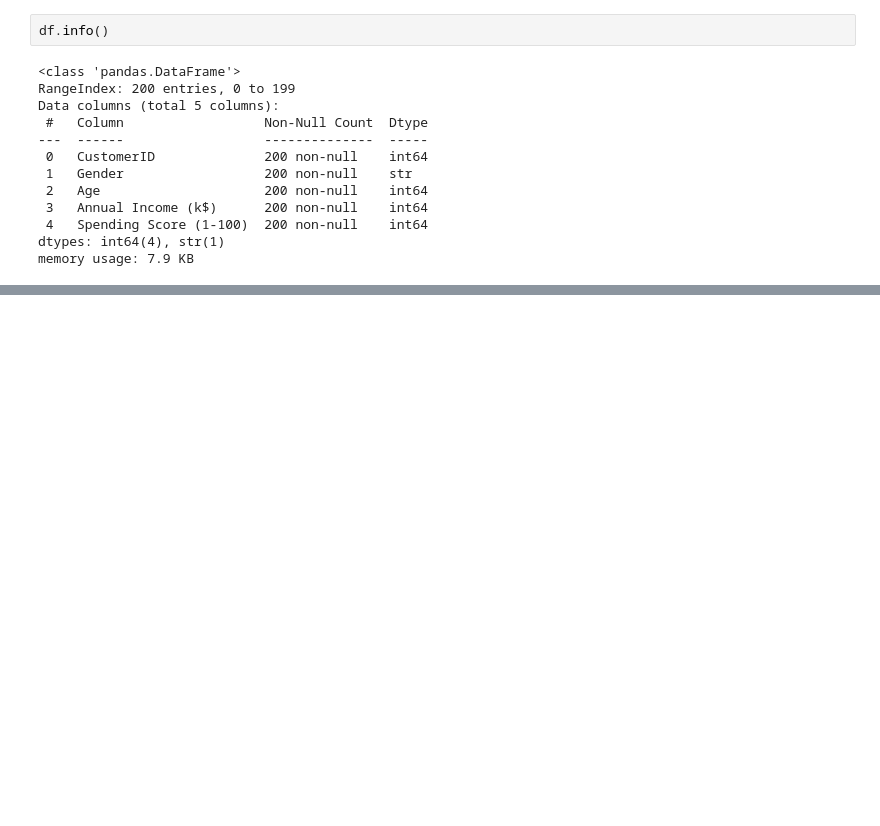
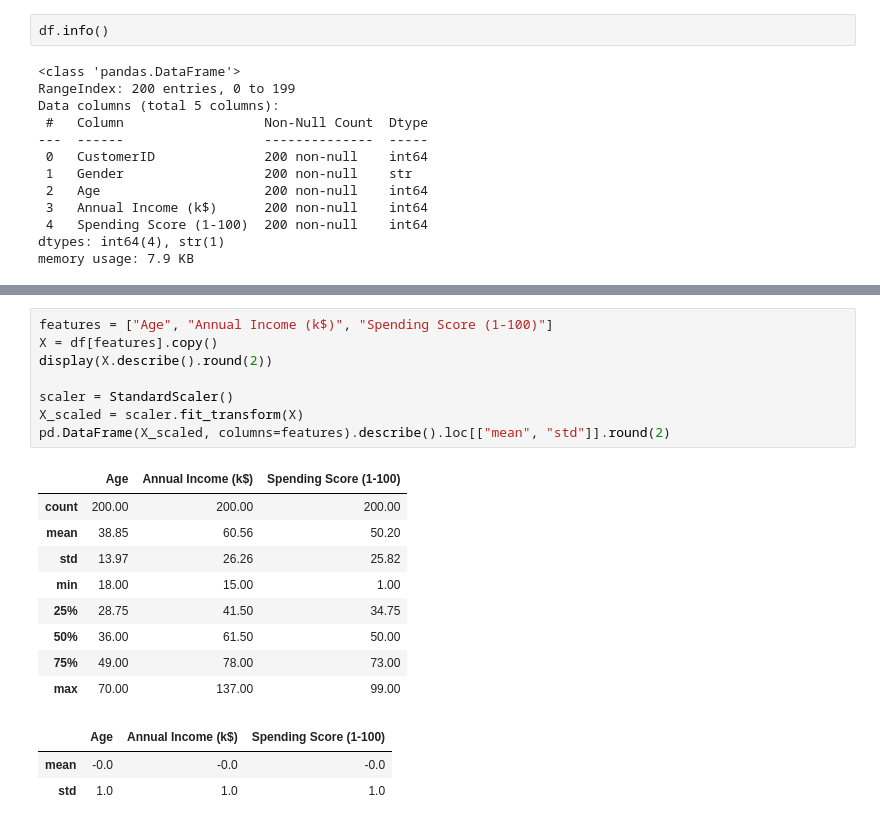
Before and after one commit to Mgobeaalcoba/data_science_henry, a Jupyter notebook: clase_07_aprendizaje_no_supervisado_i/notebooks/clustering_mall_customers.ipynb, the cells around one changed output, grey strips where cells are left out. Cells and saved outputs as stored; diff of their text form; blank space fills up the shorter version.

```diff
--- a/clase_07_aprendizaje_no_supervisado_i/notebooks/clustering_mall_customers.ipynb
+++ b/clase_07_aprendizaje_no_supervisado_i/notebooks/clustering_mall_customers.ipynb
@@ -356,0 +97,21 @@ El valor final de `k` se selecciona buscando un equilibrio entre una reducción
+# %%
+features = ["Age", "Annual Income (k$)", "Spending Score (1-100)"]
+X = df[features].copy()
+display(X.describe().round(2))
+
+scaler = StandardScaler()
+X_scaled = scaler.fit_transform(X)
+pd.DataFrame(X_scaled, columns=features).describe().loc[["mean", "std"]].round(2)
+# %% [output]
+|  | Age | Annual Income (k$) | Spending Score (1-100) |
+| count | 200.00 | 200.00 | 200.00 |
+| mean | 38.85 | 60.56 | 50.20 |
+| std | 13.97 | 26.26 | 25.82 |
+| min | 18.00 | 15.00 | 1.00 |
+| 25% | 28.75 | 41.50 | 34.75 |
+| 50% | 36.00 | 61.50 | 50.00 |
+| 75% | 49.00 | 78.00 | 73.00 |
+| max | 70.00 | 137.00 | 99.00 |
+|  | Age | Annual Income (k$) | Spending Score (1-100) |
+| mean | -0.0 | -0.0 | -0.0 |
+| std | 1.0 | 1.0 | 1.0 |
```
Also changed, not shown: parts of 42 cells of this notebook, 22 other files.
